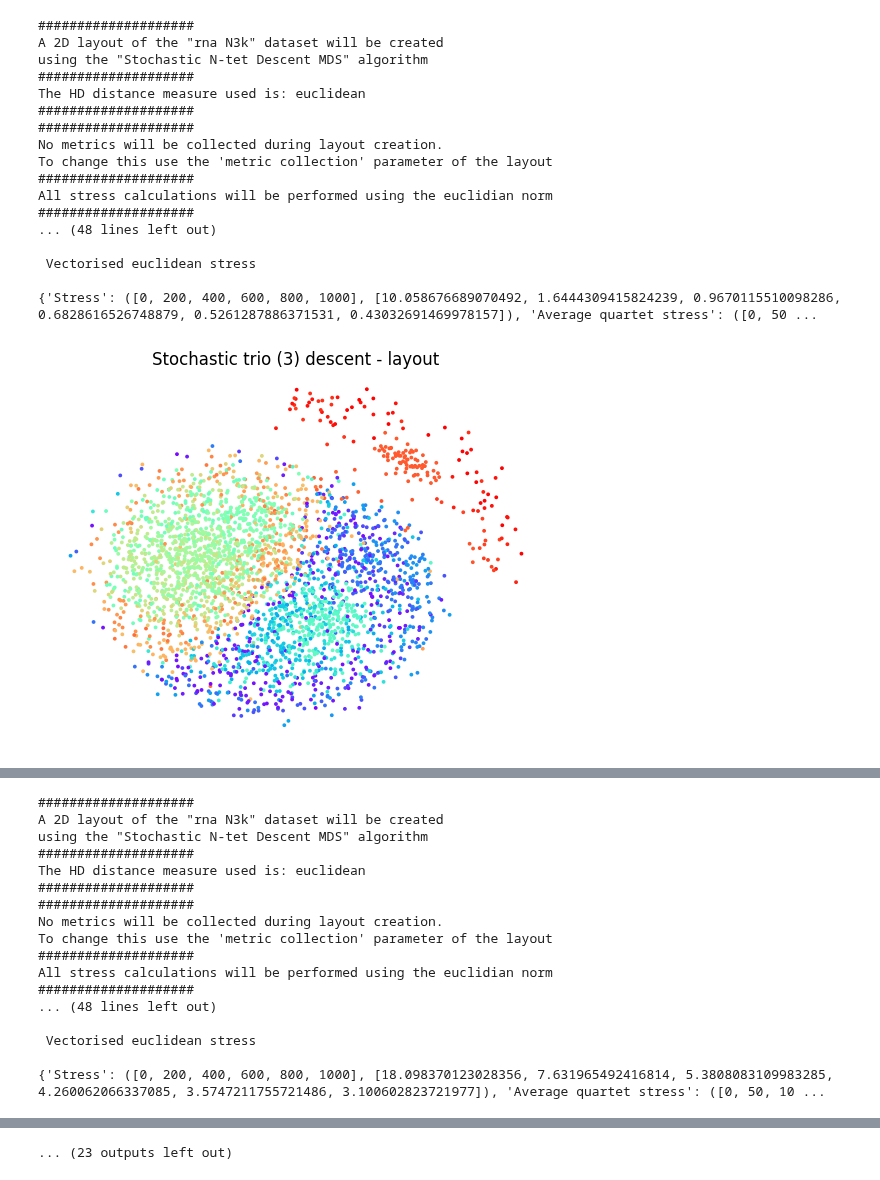
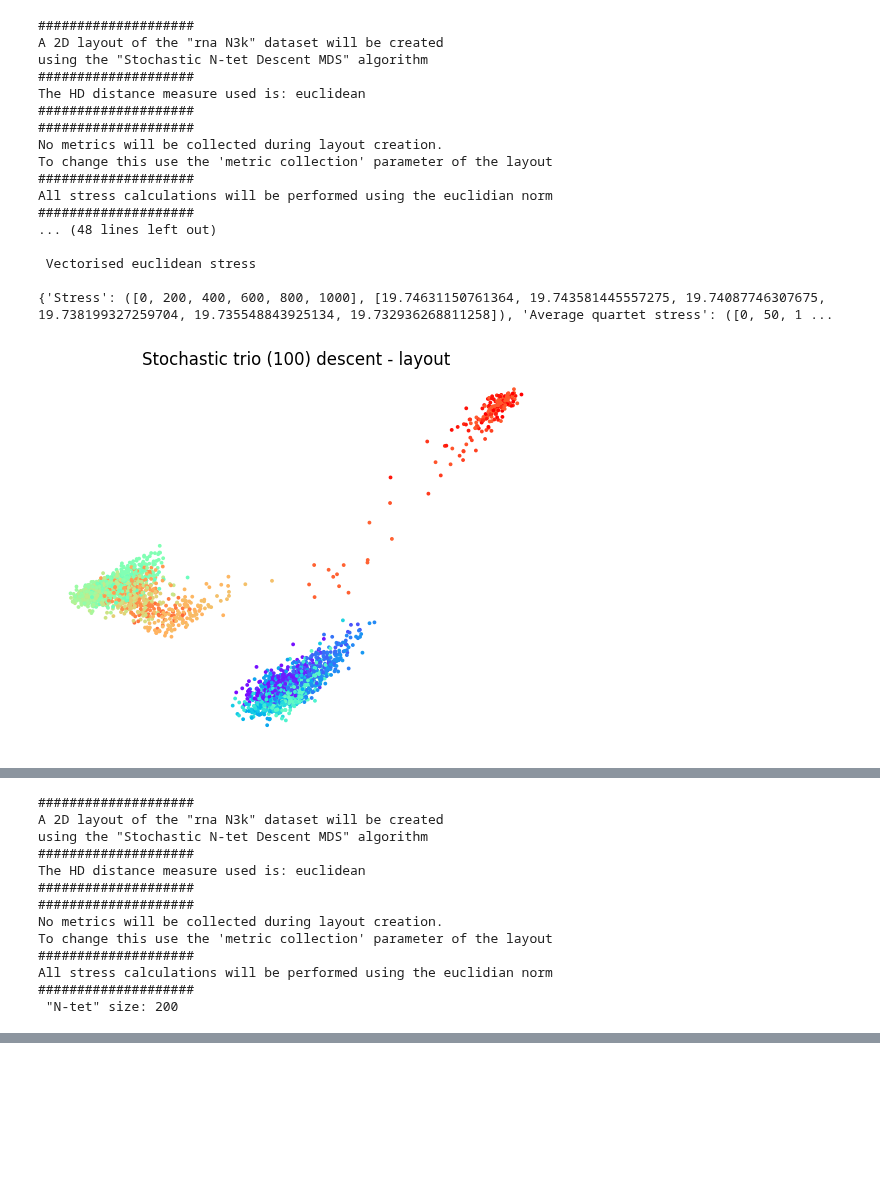
Before and after one commit to Jan961/2095736w, a Jupyter notebook: experiments/stochastic_ntet_descent/ntet_generation_metrics.ipynb, the cells around one changed output, grey strips where cells are left out. Cells and saved outputs as stored; diff of their text form; code cells hidden in the pictures; blank space fills up the shorter version.

```diff
--- a/experiments/stochastic_ntet_descent/ntet_generation_metrics.ipynb
+++ b/experiments/stochastic_ntet_descent/ntet_generation_metrics.ipynb
@@ -45,7 +45,8 @@ Dataset shape: (1502, 5)
 # %%
 names_list = ['trio', 'quartet', 'quintet', 'sextet', 'septet', 'octet', 'nonet', 'decet',
                'duodecet', 'vigintet', 'quinquagintet', 'centet', 'duocentet', 'quingentet']
-ntet_sizes = [3,4,5,6,7,8,9,10,12,20,50,100,200,500]
+ntet_sizes = [100,200,500]
+# 3,4,5,6,7,8,9,10,12,20,50,
 # %%
 
 num_repeats = 3
@@ -59,7 +60,7 @@ for i, dataset in enumerate(datasets):
 
     output_dir= (Path(definitions.PROJECT_ROOT).joinpath(
     Path(f"experiments/stochastic_ntet_descent/out/{dataset.name}/"))).resolve()
-    os.mkdir(output_dir)
+    # os.mkdir(output_dir)
 
 
     Xld = PCA(n_components=2, whiten=False, copy=True).fit_transform(dataset.data).astype(np.float64)
@@ -103,32 +104,32 @@ for i, dataset in enumerate(datasets):
 
         print(layout.collected_metrics)
 
         title = f"Stochastic {names_list[j]} ({size}) descent"
 
         if dataset == cube_dataset:
              cube.plot_2d(layout, title=title + " - layout", save_to=output_dir)
         else:
             show_layouts(layout, use_labels=True, color_map='rainbow', title=title + " - layout", save_to=output_dir)
 
         show_generation_metrics(layout, quartet_stress=True, title= title + " - generation metrics", save_to=output_dir)
         np.save((Path(output_dir).joinpath(Path(f"{title}"))).resolve(),results)
         results.fill(0)
 # %% [output]
 ####################
 A 2D layout of the "rna N3k" dataset will be created
 using the "Stochastic N-tet Descent MDS" algorithm
 ####################
 The HD distance measure used is: euclidean
 ####################
 ####################
 No metrics will be collected during layout creation.
 To change this use the 'metric collection' parameter of the layout
 ####################
 All stress calculations will be performed using the euclidian norm
 ####################
 ... (48 lines left out)
 
  Vectorised euclidean stress
 
-{'Stress': ([0, 200, 400, 600, 800, 1000], [10.058676689070492, 1.6444309415824239, 0.9670115510098286, 0.6828616526748879, 0.5261287886371531, 0.43032691469978157]), 'Average quartet stress': ([0, 50 ...
+{'Stress': ([0, 200, 400, 600, 800, 1000], [19.74631150761364, 19.743581445557275, 19.74087746307675, 19.738199327259704, 19.735548843925134, 19.732936268811258]), 'Average quartet stress': ([0, 50, 1 ...
-[figure, old version]
+[figure, new version]
@@ -145,8 +146,4 @@ To change this use the 'metric collection' parameter of the layout
 ####################
 All stress calculations will be performed using the euclidian norm
 ####################
-... (48 lines left out)
-
- Vectorised euclidean stress
-
-{'Stress': ([0, 200, 400, 600, 800, 1000], [18.098370123028356, 7.631965492416814, 5.3808083109983285, 4.260062066337085, 3.5747211755721486, 3.100602823721977]), 'Average quartet stress': ([0, 50, 10 ...
+ "N-tet" size: 200
@@ -193 +150,0 @@ All stress calculations will be performed using the euclidian norm
-... (23 outputs left out)
```
Also changed, not shown: parts of 1 cell of this notebook, 6 other files.
